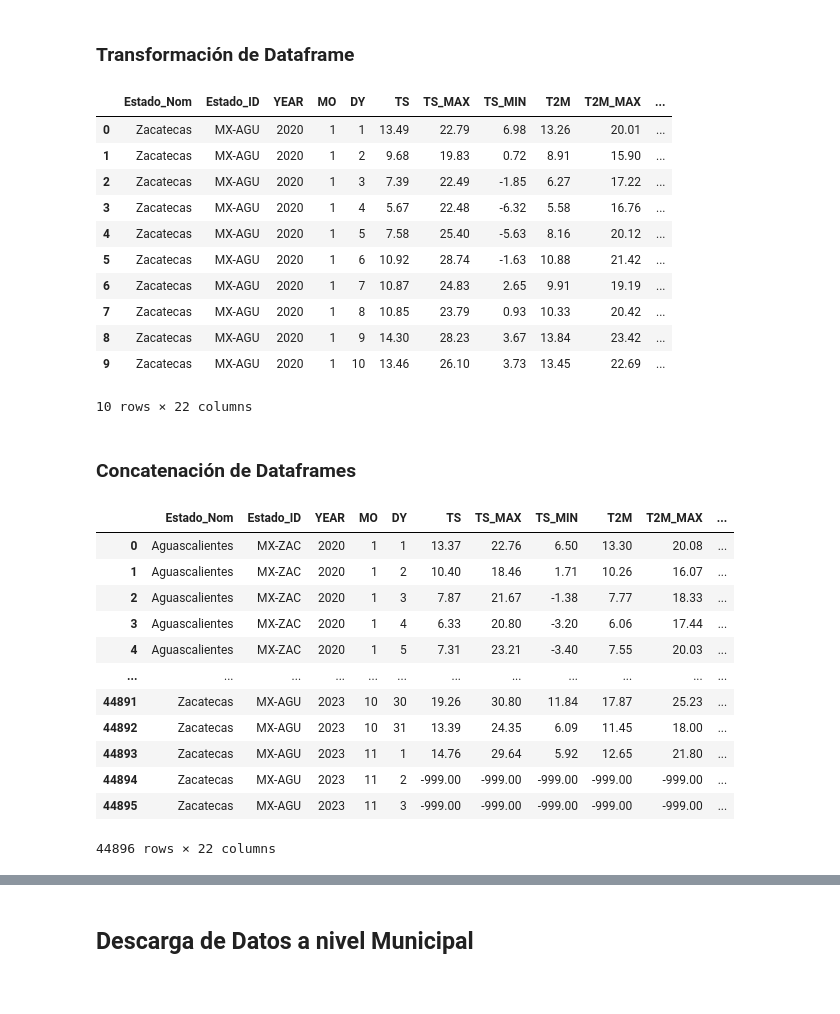
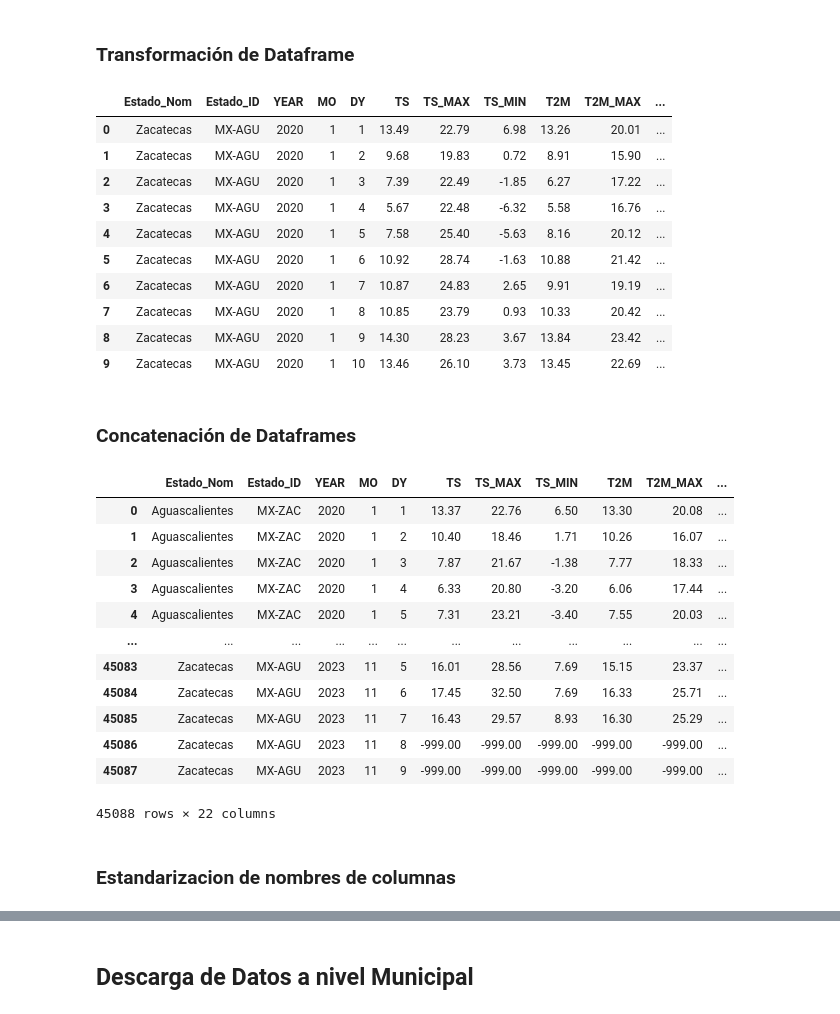
Before and after one commit to ProyectosMCD/RedBAMX, a Jupyter notebook: descarga/Descarga_Datos Climaticos_Municipio_NASA-API.ipynb, the cells around one changed output, grey strips where cells are left out. Saved outputs shown, nothing was run; the diff lists cells and outputs as text; code cells hidden in the pictures.

```diff
--- a/descarga/Descarga_Datos Climaticos_Municipio_NASA-API.ipynb
+++ b/descarga/Descarga_Datos Climaticos_Municipio_NASA-API.ipynb
@@ -175,7 +175,7 @@ for estado_nom, latitude, longitude in zip(coord_estado['Estado'], coord_estado[
     # Si la consulta fue exitosa, guarda el archivo en la carpeta de salida
     if response.status_code == 200:
         content = response.content.decode('utf-8')
-        filename = f"Data_{estado_nom}_{start_day}-{end_day}.csv"
+        filename = f"Data_{estado_nom}.csv"
         filepath = os.path.join(output_estado_raw, filename)
 
         with open(filepath, 'wb') as file_object: # Guarda el archivo en la carpeta de salida
@@ -224,7 +226,7 @@ for archivo_csv in archivos_csv:
     # Lee el archivo CSV, salta las primeras 25 filas y agrega una columna con el nombre del estado
     ruta_completa = os.path.join(output_estado_raw, archivo_csv)
     df = pd.read_csv(ruta_completa, skiprows=25)
-    estado_nom = archivo_csv.split('_')[1]
+    estado_nom = archivo_csv.split('_')[1].split('.')[0]
     df.insert(0, 'Estado_Nom', estado_nom)
 
     # Agrega una columna con el ID del estado
@@ -254,47 +256,41 @@ df.head(10)
 | 7 | Zacatecas | MX-AGU | 2020 | 1 | 8 | 10.85 | 23.79 | 0.93 | 10.33 | 20.42 | ... |
 | 8 | Zacatecas | MX-AGU | 2020 | 1 | 9 | 14.30 | 28.23 | 3.67 | 13.84 | 23.42 | ... |
 | 9 | Zacatecas | MX-AGU | 2020 | 1 | 10 | 13.46 | 26.10 | 3.73 | 13.45 | 22.69 | ... |
-10 rows × 22 columns
 # %% [markdown]
 ### Concatenación de Dataframes
 # %%
 # Obtener la lista de archivos CSV en la carpeta
 archivos_csv = [archivo for archivo in os.listdir(output_estado_mod)]
 
 # Lista para almacenar los DataFrames individuales
 dataframes = []
 
 # Lee y combina los archivos CSV en un solo DataFrame
 for archivo_csv in archivos_csv:
     ruta_completa = os.path.join(output_estado_mod, archivo_csv)
     df = pd.read_csv(ruta_completa)
     dataframes.append(df)
 
 # Combina los DataFrames en uno solo
 df_combinado = pd.concat(dataframes, ignore_index=True)
 
-output_filename = 'Data_Climatic_Estados_Concat.csv'  # Nombre del archivo de salida
-output_path = os.path.join(output_estado, output_filename)
-
-# Guarda el DataFrame combinado en el archivo CSV utilizando with open
-with open(output_path, 'w', newline='') as file_object:
-    df_combinado.to_csv(file_object, index=False)
-
 df_combinado
 # %% [output]
 |  | Estado_Nom | Estado_ID | YEAR | MO | DY | TS | TS_MAX | TS_MIN | T2M | T2M_MAX | ... |
 | 0 | Aguascalientes | MX-ZAC | 2020 | 1 | 1 | 13.37 | 22.76 | 6.50 | 13.30 | 20.08 | ... |
 | 1 | Aguascalientes | MX-ZAC | 2020 | 1 | 2 | 10.40 | 18.46 | 1.71 | 10.26 | 16.07 | ... |
 | 2 | Aguascalientes | MX-ZAC | 2020 | 1 | 3 | 7.87 | 21.67 | -1.38 | 7.77 | 18.33 | ... |
 | 3 | Aguascalientes | MX-ZAC | 2020 | 1 | 4 | 6.33 | 20.80 | -3.20 | 6.06 | 17.44 | ... |
 | 4 | Aguascalientes | MX-ZAC | 2020 | 1 | 5 | 7.31 | 23.21 | -3.40 | 7.55 | 20.03 | ... |
 | ... | ... | ... | ... | ... | ... | ... | ... | ... | ... | ... | ... |
-| 44891 | Zacatecas | MX-AGU | 2023 | 10 | 30 | 19.26 | 30.80 | 11.84 | 17.87 | 25.23 | ... |
-| 44892 | Zacatecas | MX-AGU | 2023 | 10 | 31 | 13.39 | 24.35 | 6.09 | 11.45 | 18.00 | ... |
-| 44893 | Zacatecas | MX-AGU | 2023 | 11 | 1 | 14.76 | 29.64 | 5.92 | 12.65 | 21.80 | ... |
-| 44894 | Zacatecas | MX-AGU | 2023 | 11 | 2 | -999.00 | -999.00 | -999.00 | -999.00 | -999.00 | ... |
-| 44895 | Zacatecas | MX-AGU | 2023 | 11 | 3 | -999.00 | -999.00 | -999.00 | -999.00 | -999.00 | ... |
+| 45083 | Zacatecas | MX-AGU | 2023 | 11 | 5 | 16.01 | 28.56 | 7.69 | 15.15 | 23.37 | ... |
+| 45084 | Zacatecas | MX-AGU | 2023 | 11 | 6 | 17.45 | 32.50 | 7.69 | 16.33 | 25.71 | ... |
+| 45085 | Zacatecas | MX-AGU | 2023 | 11 | 7 | 16.43 | 29.57 | 8.93 | 16.30 | 25.29 | ... |
+| 45086 | Zacatecas | MX-AGU | 2023 | 11 | 8 | -999.00 | -999.00 | -999.00 | -999.00 | -999.00 | ... |
+| 45087 | Zacatecas | MX-AGU | 2023 | 11 | 9 | -999.00 | -999.00 | -999.00 | -999.00 | -999.00 | ... |
-44896 rows × 22 columns
+45088 rows × 22 columns
+# %% [markdown]
+### Estandarizacion de nombres de columnas
 # %%
 # Definir el nuevo nombre de las columnas
 new_columns = ['Estado', 'Estado_ID', 'Año', 'Mes', 'Día', 'Temp_Superficial', 'Temp_Superficial_MAX',
```
Also changed, not shown: parts of 13 cells of this notebook, 3 other files.
